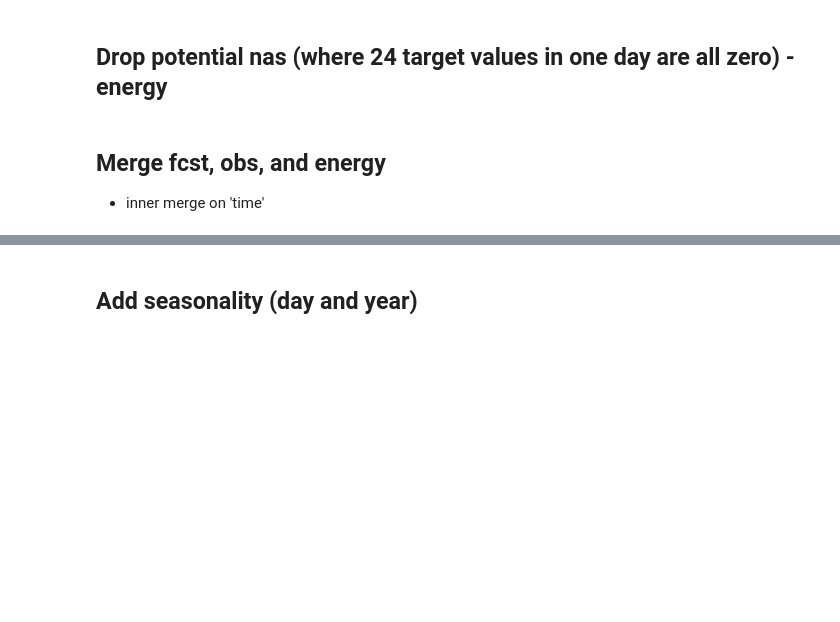
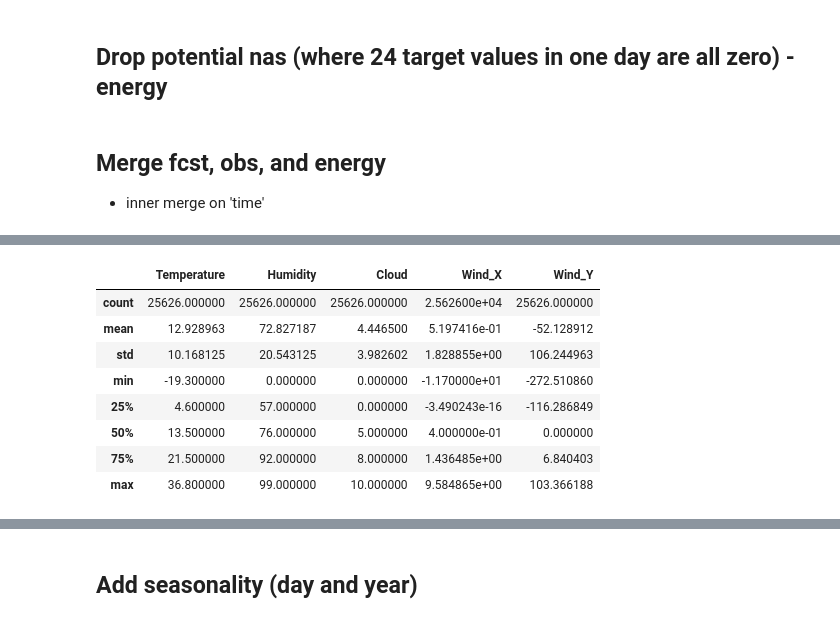
Before and after one commit to dongin1009/Solar_Predict, a Jupyter notebook: witt_preprocessing/advanced_preprocessing.ipynb, the cells around one changed output, grey strips where cells are left out. Cells and saved outputs as stored; diff of their text form; code cells hidden in the pictures; blank space fills up the shorter version.

```diff
--- a/witt_preprocessing/advanced_preprocessing.ipynb
+++ b/witt_preprocessing/advanced_preprocessing.ipynb
@@ -470,4 +473,16 @@ print(energy_filled_dropped.shape)
 (24696, 5)
+# %%
+dangjin_obs_filled.describe()
+# %% [output]
+|  | Temperature | Humidity | Cloud | Wind_X | Wind_Y |
+| count | 25626.000000 | 25626.000000 | 25626.000000 | 2.562600e+04 | 25626.000000 |
+| mean | 12.928963 | 72.827187 | 4.446500 | 5.197416e-01 | -52.128912 |
+| std | 10.168125 | 20.543125 | 3.982602 | 1.828855e+00 | 106.244963 |
+| min | -19.300000 | 0.000000 | 0.000000 | -1.170000e+01 | -272.510860 |
+| 25% | 4.600000 | 57.000000 | 0.000000 | -3.490243e-16 | -116.286849 |
+| 50% | 13.500000 | 76.000000 | 5.000000 | 4.000000e-01 | 0.000000 |
+| 75% | 21.500000 | 92.000000 | 8.000000 | 1.436485e+00 | 6.840403 |
+| max | 36.800000 | 99.000000 | 10.000000 | 9.584865e+00 | 103.366188 |
 # %%
 dangjin_merged_ = pd.merge(dangjin_fcst_filled, dangjin_obs_filled, on='time', suffixes=('_fcst','_obs'))
 dangjin_merged = pd.merge(dangjin_merged_, energy_filled_dropped.loc[:,['time','dangjin_floating','dangjin_warehouse','dangjin']], on='time')
```
Also changed, not shown: parts of 7 cells of this notebook, 4 other files.
